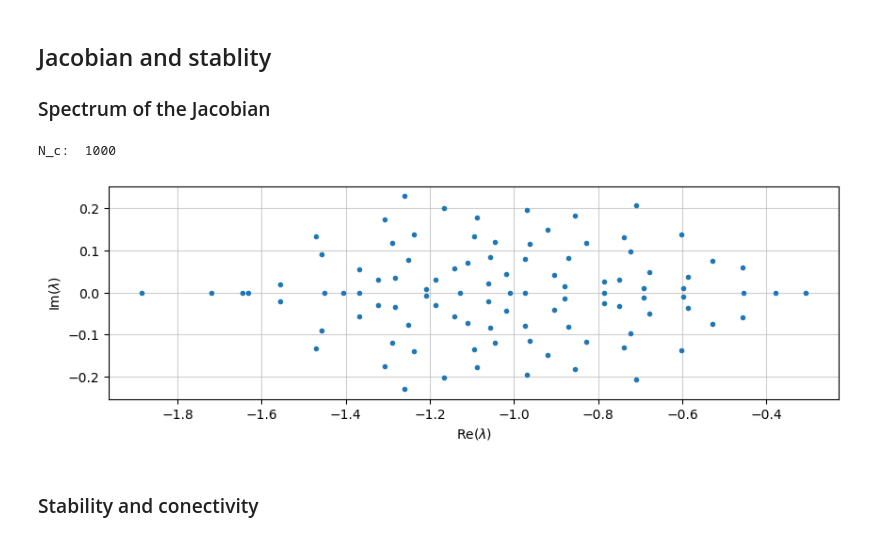
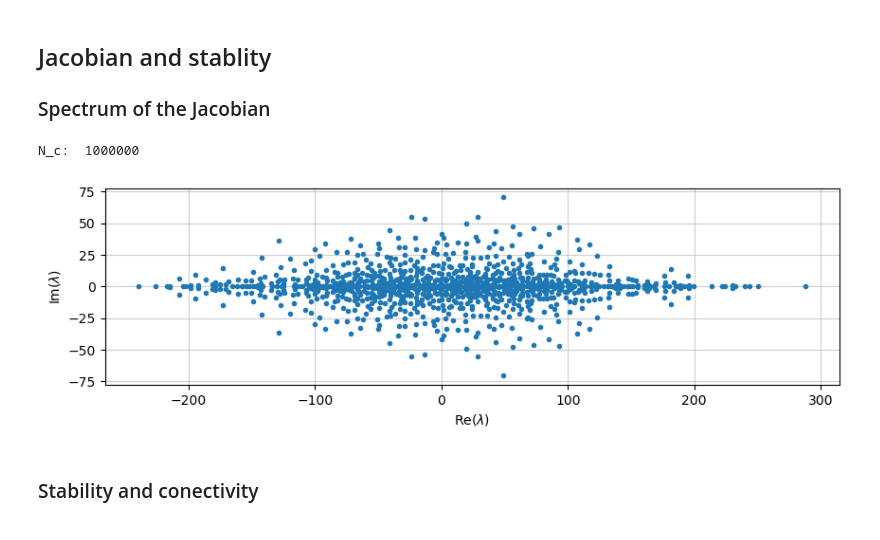
Before and after one commit to OlmoGH/Simulaciones, a Jupyter notebook: Random Walk/macroecological.ipynb, the cells around one changed output. Cells and saved outputs as stored; diff of their text form; code cells hidden in the pictures.

```diff
--- a/Random Walk/macroecological.ipynb
+++ b/Random Walk/macroecological.ipynb
@@ -329,42 +341,41 @@ K_max:  9.34794603661502
 ## Jacobian and stablity
 ### Spectrum of the Jacobian
 # %%
-N = 100
+N = 1000
 
 # Generamos la matriz de conexiones según la conectividad C
 
-C = 0.1
-sigma_n = 0.1
-sigma_ln = 0.1
+C = 1
+sigma_n = 1
+sigma_ln = 1
 N_c = int(N * N * C)
 print("N_c: ", N_c)
 A = np.zeros((N, N))
 
 flat_indices = np.arange(N*N)
 selected_indices = np.random.choice(flat_indices, N_c, False)
 rows, columns = np.unravel_index(selected_indices, (N, N))
 A[rows, columns] = np.random.normal(scale=sigma_n, size=N_c)
-
 K = np.random.lognormal(sigma=sigma_ln, size=N)
 np.fill_diagonal(A, -1/K)
 
 # Calculamos el Jacobiano
-diagonal = A @ K
+diagonal = A @ K + np.random.standard_normal(N)
 J = A * K[:, None]
 np.fill_diagonal(J, diagonal)
 
 # Calculamos los autovalores
 eigenvalues = np.linalg.eigvals(J)
-plt.plot(eigenvalues.real, eigenvalues.imag, marker='.', linestyle='')
+plt.plot(eigenvalues.real, eigenvalues.imag, marker='.', linestyle='', rasterized=True)
 plt.grid(True, alpha=0.6)
 plt.xlabel(r"Re($\lambda$)")
 plt.ylabel(r"Im($\lambda$)")
 plt.gca().set_aspect('equal')
 plt.gcf().set_figwidth(10)
 plt.show()
 # %% [output]
-N_c:  1000
+N_c:  1000000
-[figure, old version]
+[figure, new version]
 # %% [markdown]
 ### Stability and conectivity
 # %%
```
Also changed, not shown: parts of 5 cells of this notebook.
